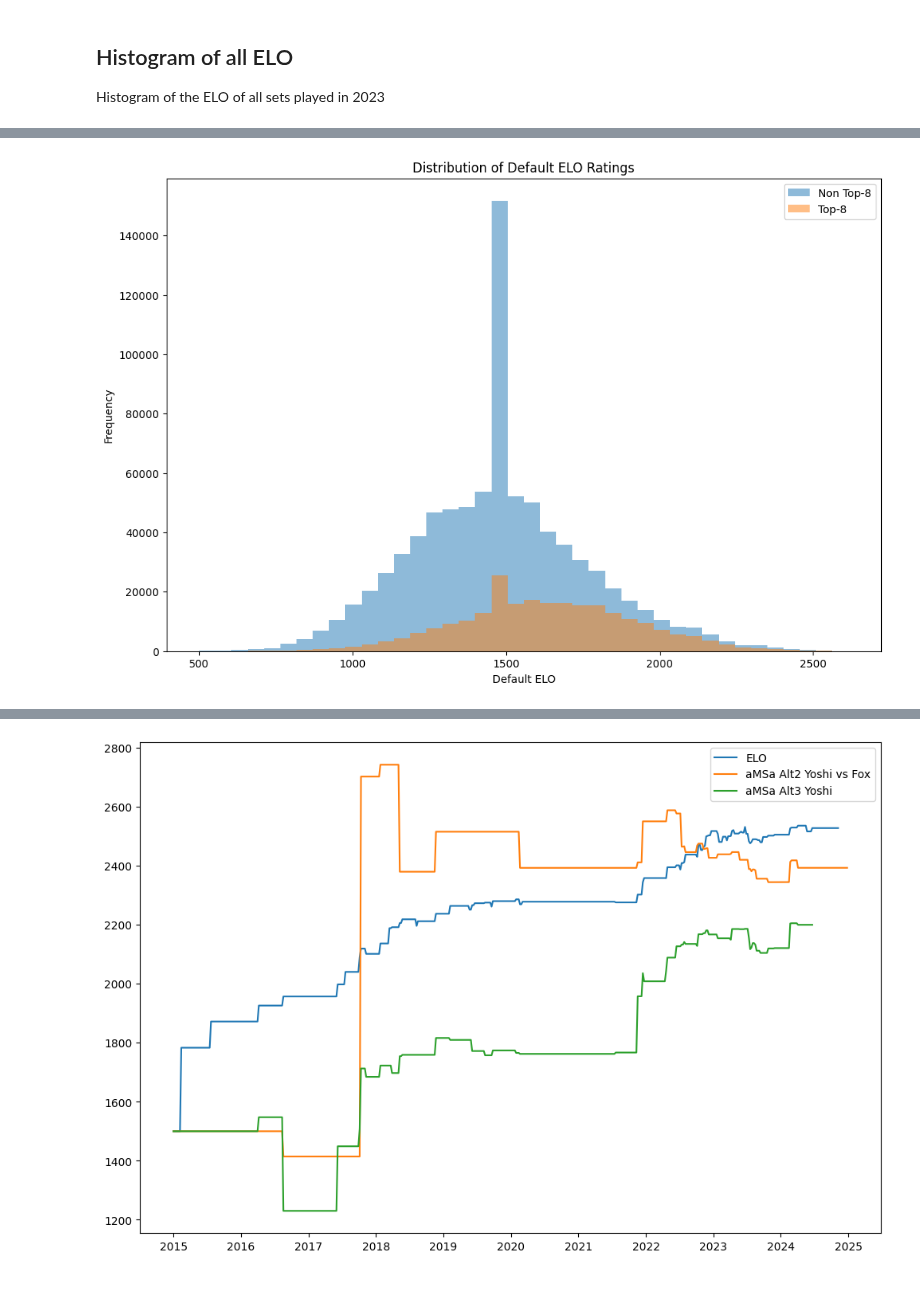
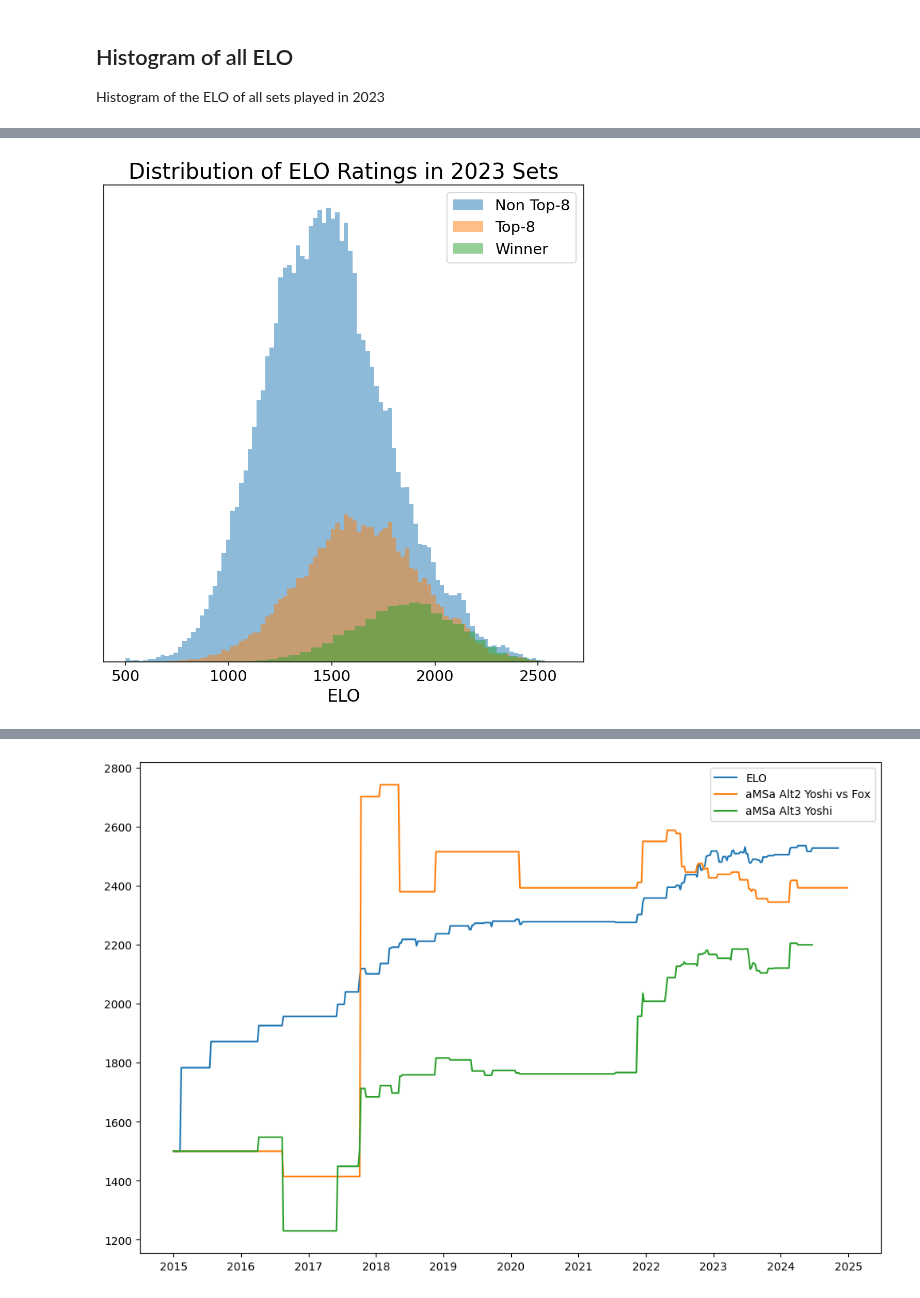
Before and after one commit to jjaw89/fall-2024-smash-melee-top-8-prediction, a Jupyter notebook: figures/figures_for_readme.ipynb, the cells around one changed output, grey strips where cells are left out. Drawn from its saved outputs; the diff is of its cells as text; code cells hidden in the pictures.

```diff
--- a/figures/figures_for_readme.ipynb
+++ b/figures/figures_for_readme.ipynb
@@ -56,7 +56,7 @@ else:
 ### Load Data
 # %%
 dataset_df = pd.read_pickle(data_path + 'dataset_full.pkl')
-# tournament_df = pd.read_pickle(data_path + 'top_8_tournament_previous_sets_and_results_with_winners_df')
+tournament_df = pd.read_pickle(data_path + 'top_8_tournament_previous_sets_and_results_with_winners_df.pkl')
 # %% [markdown]
 Print out the columns using a loop for ease of reading.
 # %%
@@ -84,5 +115,5 @@ for i, col in enumerate(dataset_df.columns):
 ## Histogram of all ELO
 Histogram of the ELO of all sets played in 2023
 # %%
-sets_2023_df = dataset_df[(dataset_df['start']>datetime(2023,1,1)) & (dataset_df['start']<datetime(2024,1,1))]
+sets_2023_df = dataset_df[(dataset_df['start'] > datetime.datetime(2023, 1, 1)) & (dataset_df['start'] < datetime.datetime(2024, 1, 1))]
 # %%
@@ -107,34 +153,65 @@ plt.show()
 # %%
 import pandas as pd
 import matplotlib.pyplot as plt
 
 # Extract ELO values for non-top-8 players
 p1_default_elo_non_top_8 = sets_2023_df[sets_2023_df['top_8'] == False]['p1_default_elo']
 p2_default_elo_non_top_8 = sets_2023_df[sets_2023_df['top_8'] == False]['p2_default_elo']
 default_elo_non_top_8 = pd.concat([p1_default_elo_non_top_8, p2_default_elo_non_top_8])
-# default_elo_non_top_8 = default_elo_non_top_8[default_elo_non_top_8 != 1500]
+default_elo_non_top_8 = default_elo_non_top_8[default_elo_non_top_8 != 1500]
 
 # Extract ELO values for top-8 players
 p1_default_elo_top_8 = sets_2023_df[sets_2023_df['top_8'] == True]['p1_default_elo']
 p2_default_elo_top_8 = sets_2023_df[sets_2023_df['top_8'] == True]['p2_default_elo']
 default_elo_top_8 = pd.concat([p1_default_elo_top_8, p2_default_elo_top_8])
-# default_elo_top_8 = default_elo_top_8[default_elo_top_8 != 1500]
+default_elo_top_8 = default_elo_top_8[default_elo_top_8 != 1500]
+
+# # Identify tournaments with 'GFR'
+# GFR_tournament_keys = sets_2023_df.loc[(sets_2023_df['top_8_location_names'] == 'GFR'), 'tournament_key'].copy()
+
+# # Filter 'GF' tournaments that do not have a corresponding 'GFR'
+# GF_tournament_results_df = sets_2023_df.loc[
+#     (sets_2023_df['top_8_location_names'] == 'GF') & (~sets_2023_df['tournament_key'].isin(GFR_tournament_keys)),
+#     ['winner_id', 'p1_id', 'p2_id', 'p1_default_elo', 'p2_default_elo']
+# ]
+
+# # Filter 'GFR' tournament results
+# GFR_tournament_results_df = sets_2023_df.loc[
+#     sets_2023_df['top_8_bracket_location_names'] == 'GFR',
+#     ['winner_id', 'p1_id', 'p2_id', 'p1_default_elo', 'p2_default_elo']
+# ]
+
+# last_set = pd.concat([GF_tournament_results_df, GFR_tournament_results_df]).copy()
+
+# last_set['winner_default_elo'] = last_set['p1_default_elo']
+# last_set.loc[last_set['winner_id']==last_set['p2_id'],'winner_default_elo'] = last_set['p2_default_elo']
+
+
+winner_elo= tournament_df[tournament_df['winner_default_elo']!=1500.0]['winner_default_elo'].dropna().values
+
 
 # Calculate the min and max values for binning
 elo_min = min(default_elo_non_top_8.min(), default_elo_top_8.min())
 elo_max = max(default_elo_non_top_8.max(), default_elo_top_8.max())
 
 # Plot histograms
-plt.figure(figsize=(12, 8), dpi=100)
-plt.hist(default_elo_non_top_8, bins=40, range=(elo_min, elo_max), alpha=0.5, label="Non Top-8")
-plt.hist(default_elo_top_8, bins=40, range=(elo_min, elo_max), alpha=0.5, label="Top-8")
-plt.xlabel("Default ELO")
-plt.ylabel("Frequency")
-plt.title("Distribution of Default ELO Ratings")
-plt.legend()
+plt.figure(figsize=(8, 8), dpi=150)
+bins = 100
+plt.hist(default_elo_non_top_8, bins=bins, range=(elo_min, elo_max), alpha=0.5, label="Non Top-8")
+plt.hist(default_elo_top_8, bins=bins, range=(elo_min, elo_max), alpha=0.5, label="Top-8")
+# plt.hist(last_set['winner_default_elo'], bins=40, range=(elo_min, elo_max), alpha=0.5, label="Winner")
+plt.hist(winner_elo, bins=40, range=(elo_min, elo_max), alpha=0.5, label="Winner")
+plt.xlabel("ELO", fontsize=16)
+plt.title("Distribution of ELO Ratings in 2023 Sets", fontsize=20)
+plt.xticks(fontsize=14)
+plt.legend(fontsize=14)
+
+# Remove y-axis ticks and label
+plt.gca().axes.yaxis.set_visible(False)
+
 plt.show()
 # %% [output]
-[figure, old version]
+[figure, new version]
 # %%
 import pandas as pd
 import matplotlib.pyplot as plt
```
Also changed, not shown: parts of 14 cells of this notebook, 10 other files.
